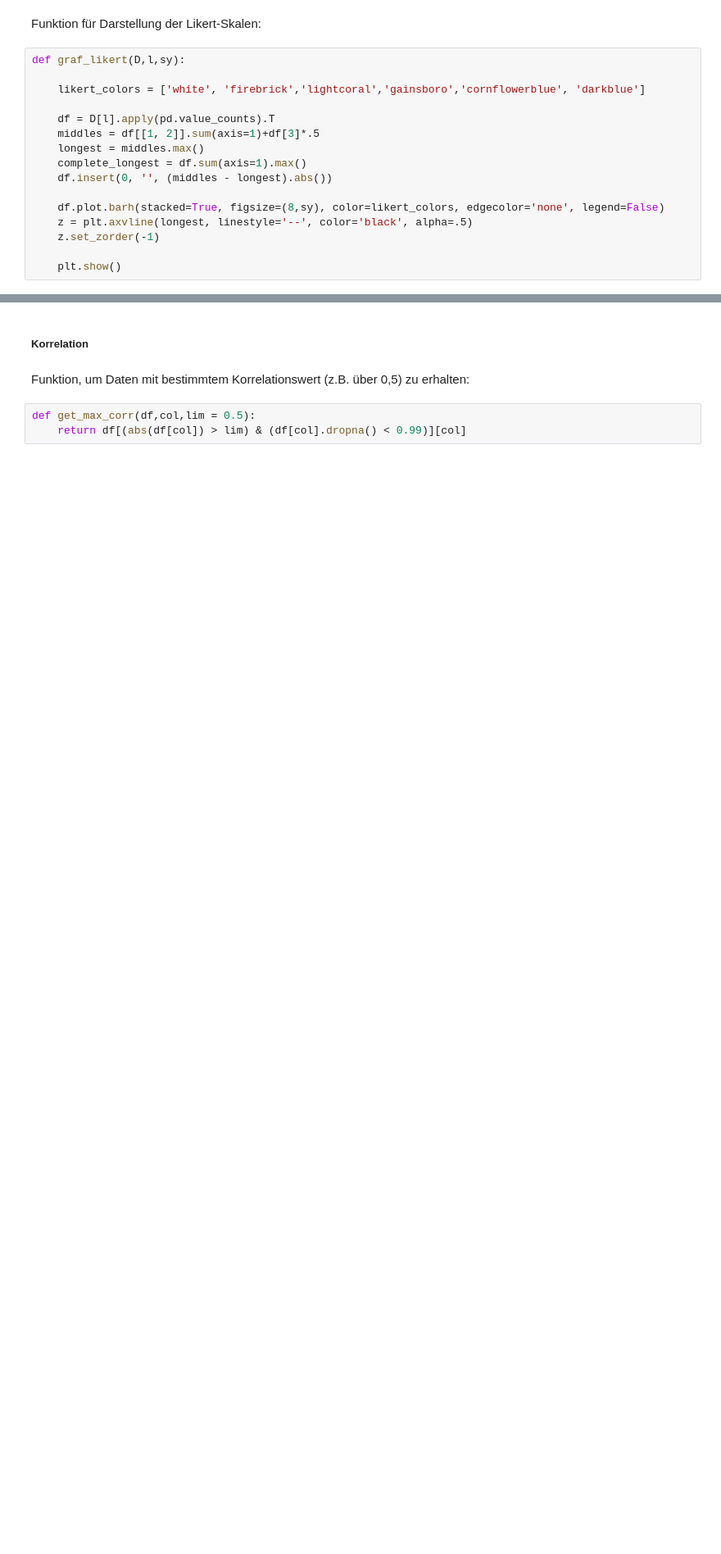
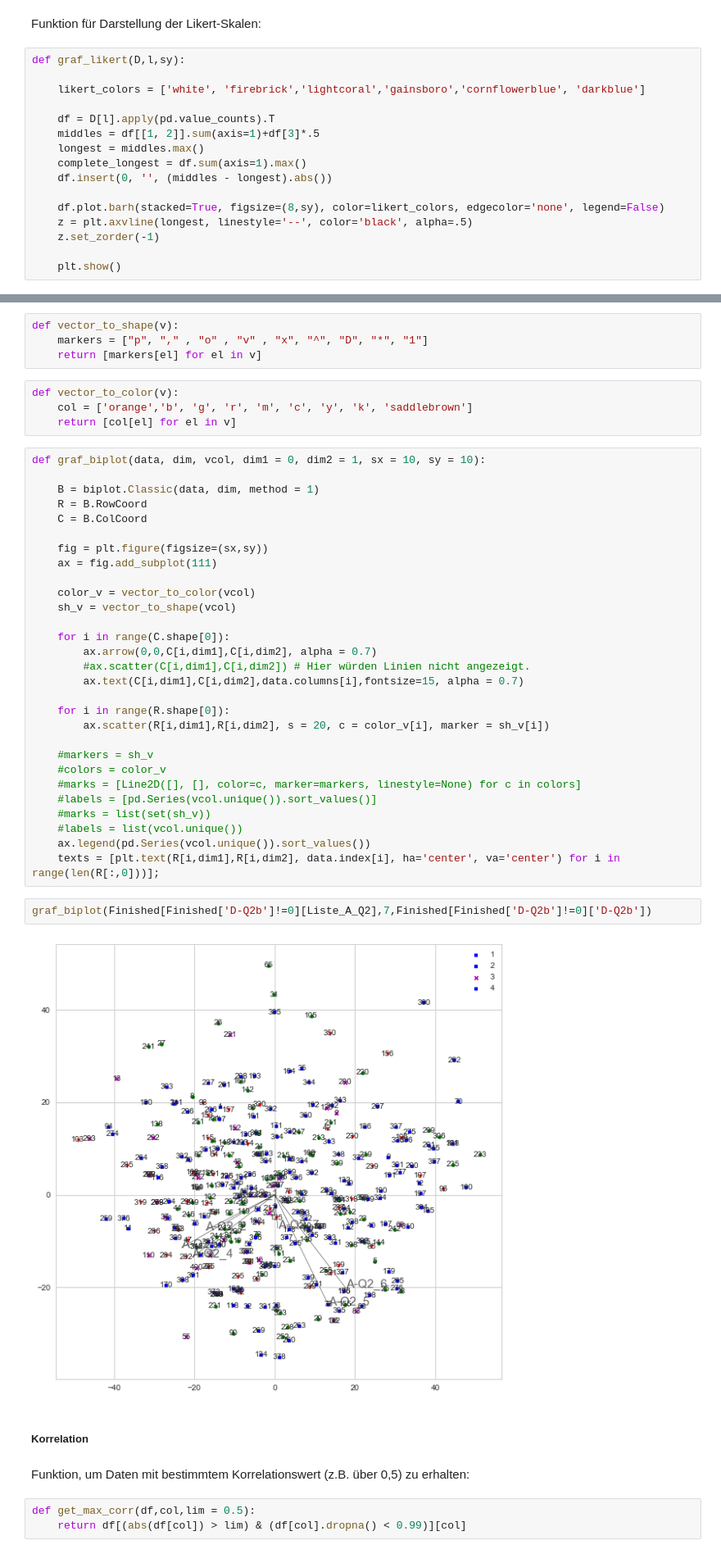
Before and after one commit to martinakienberger/Dissertation_LIS, a Jupyter notebook: Datenanalyse_Inferenz.ipynb, the cells around one changed output, grey strips where cells are left out. Shown at 82% size. Saved outputs shown, nothing was run; the diff lists cells and outputs as text; blank space fills up the shorter version.

```diff
--- a/Datenanalyse_Inferenz.ipynb
+++ b/Datenanalyse_Inferenz.ipynb
@@ -88,3 +109,44 @@ def graf_likert(D,l,sy):
+# %%
+def vector_to_shape(v):
+    markers = ["p", "," , "o" , "v" , "x", "^", "D", "*", "1"]
+    return [markers[el] for el in v]
+# %%
+def vector_to_color(v):
+    col = ['orange','b', 'g', 'r', 'm', 'c', 'y', 'k', 'saddlebrown']
+    return [col[el] for el in v]
+# %%
+def graf_biplot(data, dim, vcol, dim1 = 0, dim2 = 1, sx = 10, sy = 10):
+
+    B = biplot.Classic(data, dim, method = 1)
+    R = B.RowCoord
+    C = B.ColCoord
+
+    fig = plt.figure(figsize=(sx,sy))
+    ax = fig.add_subplot(111)
+
+    color_v = vector_to_color(vcol)
+    sh_v = vector_to_shape(vcol)
+
+    for i in range(C.shape[0]):
+        ax.arrow(0,0,C[i,dim1],C[i,dim2], alpha = 0.7)
+        #ax.scatter(C[i,dim1],C[i,dim2]) # Hier würden Linien nicht angezeigt.
+        ax.text(C[i,dim1],C[i,dim2],data.columns[i],fontsize=15, alpha = 0.7)
+
+    for i in range(R.shape[0]):
+        ax.scatter(R[i,dim1],R[i,dim2], s = 20, c = color_v[i], marker = sh_v[i])
+
+    #markers = sh_v
+    #colors = color_v
+    #marks = [Line2D([], [], color=c, marker=markers, linestyle=None) for c in colors]
+    #labels = [pd.Series(vcol.unique()).sort_values()]
+    #marks = list(set(sh_v))
+    #labels = list(vcol.unique())
+    ax.legend(pd.Series(vcol.unique()).sort_values())
+    texts = [plt.text(R[i,dim1],R[i,dim2], data.index[i], ha='center', va='center') for i in range(len(R[:,0]))];
+# %%
+graf_biplot(Finished[Finished['D-Q2b']!=0][Liste_A_Q2],7,Finished[Finished['D-Q2b']!=0]['D-Q2b'])
+# %% [output]
+[figure, added]
 # %% [markdown]
 ##### Korrelation
 # %% [markdown]
```
Also changed, not shown: parts of 33 cells of this notebook.
